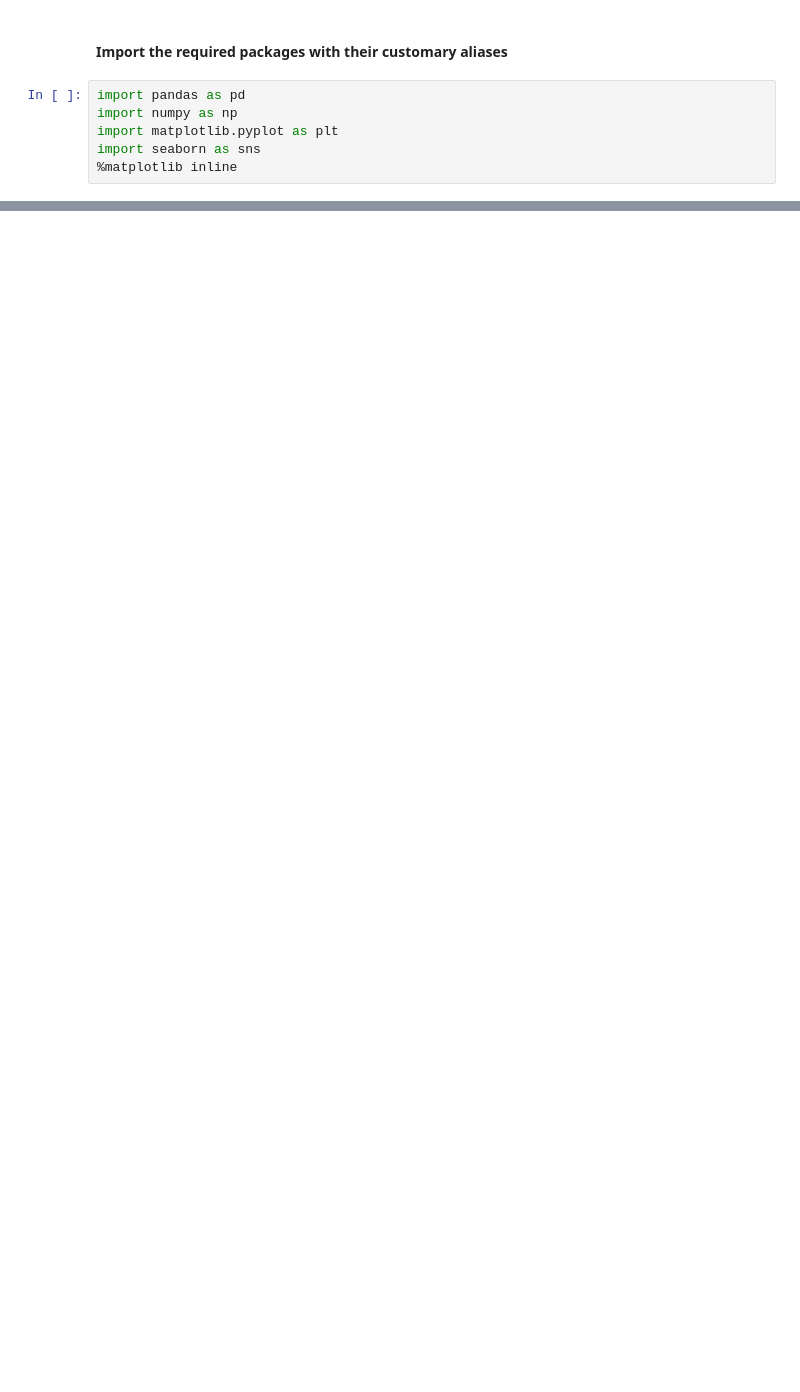
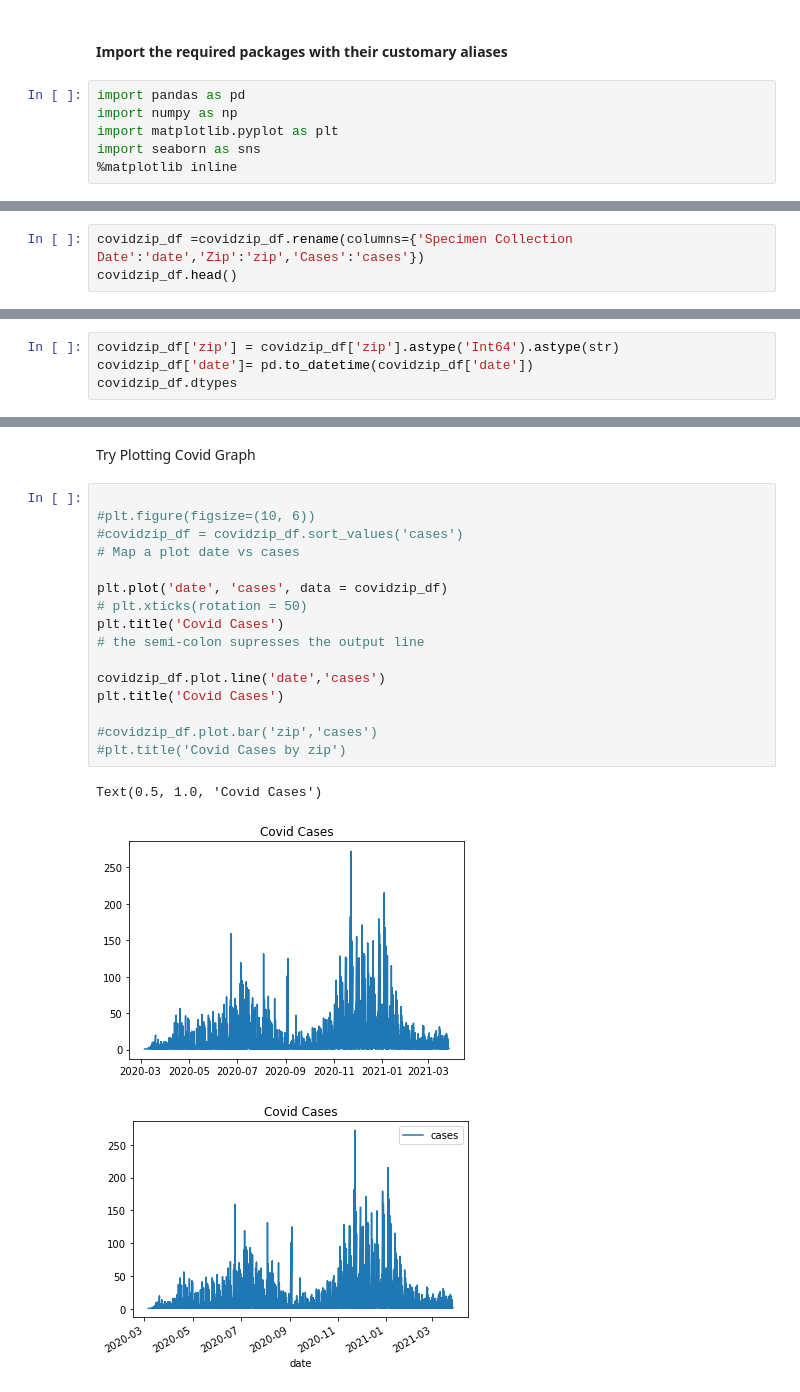
Before and after one commit to Engu12/nash-covid-cases-vaccines-honky_tonkin, a Jupyter notebook: notebook/EDAbook.ipynb, the cells around one changed output, grey strips where cells are left out. Cells and saved outputs as stored; diff of their text form; blank space fills up the shorter version.

```diff
--- a/notebook/EDAbook.ipynb
+++ b/notebook/EDAbook.ipynb
@@ -214,0 +48,3 @@ There are 232 rows that has NA or NULL zipcodes in the Vaccine Protocol data
+# %%
+covidzip_df =covidzip_df.rename(columns={'Specimen Collection Date':'date','Zip':'zip','Cases':'cases'})
+covidzip_df.head()
@@ -214,0 +104,4 @@ There are 232 rows that has NA or NULL zipcodes in the Vaccine Protocol data
+# %%
+covidzip_df['zip'] = covidzip_df['zip'].astype('Int64').astype(str)
+covidzip_df['date']= pd.to_datetime(covidzip_df['date'])
+covidzip_df.dtypes
@@ -214,0 +247,23 @@ There are 232 rows that has NA or NULL zipcodes in the Vaccine Protocol data
+# %% [markdown]
+
+Try Plotting Covid Graph
+# %%
+
+#plt.figure(figsize=(10, 6))
+#covidzip_df = covidzip_df.sort_values('cases')
+# Map a plot date vs cases
+
+plt.plot('date', 'cases', data = covidzip_df)
+# plt.xticks(rotation = 50)
+plt.title('Covid Cases')
+# the semi-colon supresses the output line
+
+covidzip_df.plot.line('date','cases')
+plt.title('Covid Cases')
+
+#covidzip_df.plot.bar('zip','cases')
+#plt.title('Covid Cases by zip')
+# %% [output]
+Text(0.5, 1.0, 'Covid Cases')
+[figure, added]
+[figure, added]
```
Also changed, not shown: parts of 52 cells of this notebook, 4 other files.
